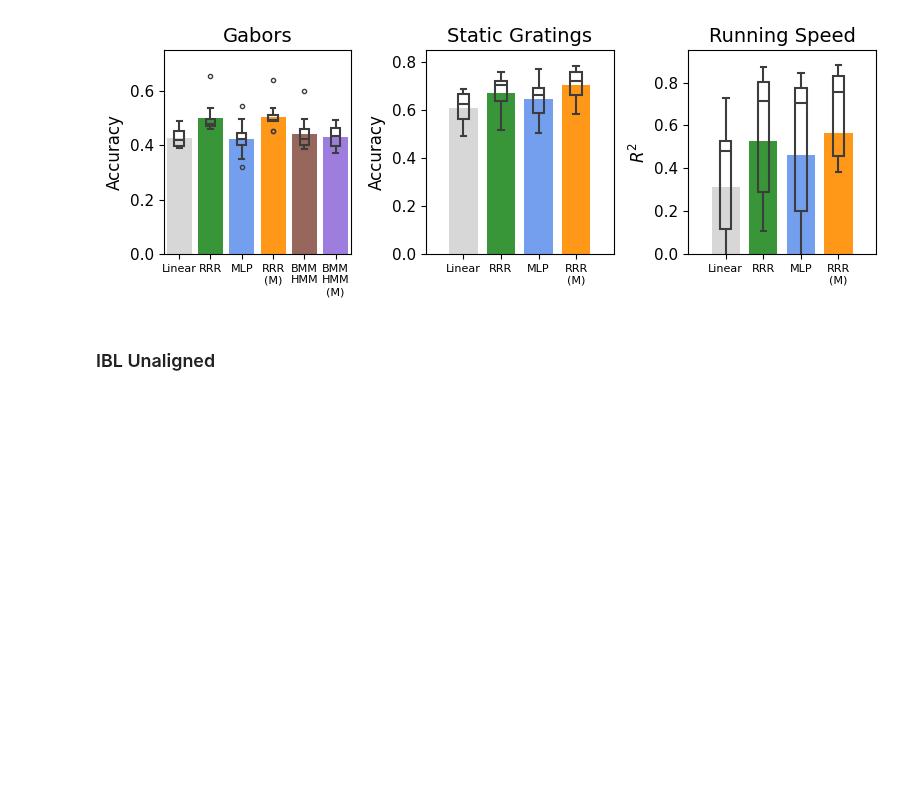
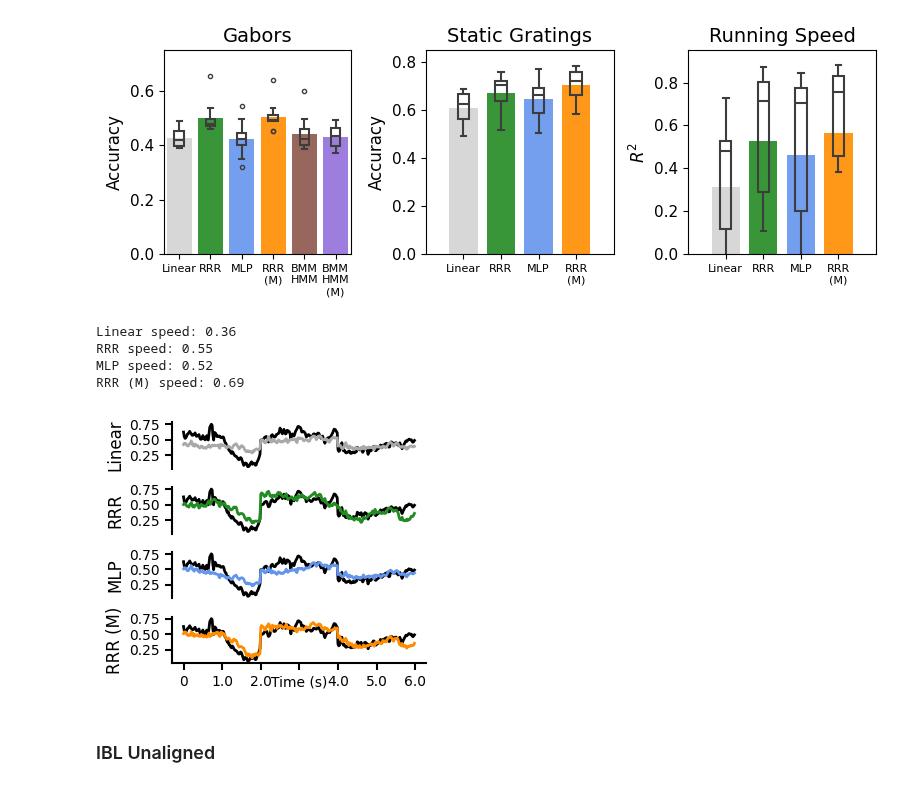
Before and after one commit to yzhang511/neural_decoding, a Jupyter notebook: notebooks/figure_generalization.ipynb, the cells around one changed output. Drawn from its saved outputs; the diff is of its cells as text; code cells hidden in the pictures; blank space fills up the shorter version.

```diff
--- a/notebooks/figure_generalization.ipynb
+++ b/notebooks/figure_generalization.ipynb
@@ -89,6 +89,75 @@ plt.savefig('/burg/stats/users/yz4123/neural_decoding/notebooks/figs/allen_bench
 plt.show()
 # %% [output]
 [figure]
+# %%
+eid = "737581020"
+
+behave_dict = {}
+for method in ['linear', 'reduced_rank', 'mlp', 'multi-session']:
+    behave_dict[method] = {}
+    gt, pred = [], []
+    for beh in ["running_speed"]:
+        if method == "multi-session":
+            data = np.load(f"/burg/stats/users/yz4123/allen/results/multi-session/{beh}/reduced_rank/all/{eid}.npy", allow_pickle=True).item()
+        else:
+            data = np.load(f"/burg/stats/users/yz4123/allen/results/{eid}/{beh}/{method}/all/{eid}.npy", allow_pickle=True).item()
+        test_y = data["test_y"].reshape(-1, 100, 1)
+        test_pred = data["test_pred"].reshape(-1, 100, 1)
+        gt.append(test_y)
+        pred.append(test_pred)
+    behave_dict[method]["gt"] = np.concatenate(gt, axis=-1)
+    behave_dict[method]["pred"] = np.concatenate(pred, axis=-1)
+# %%
+from sklearn.metrics import r2_score
+
+METHOD_NAME = {"linear": "Linear", "reduced_rank": "RRR", "mlp": "MLP", "multi-session": "RRR (M)"}
+COLORS = ['darkgray', 'forestgreen', 'cornflowerblue', 'darkorange']
+
+start_time = 500
+end_time = start_time + 300
+
+fig, axs = plt.subplots(4, 1, sharex=False, sharey=True, figsize=(3.5, 3))
+
+for i, method in enumerate(['linear', 'reduced_rank', 'mlp', 'multi-session']):
+
+    gt_dim_0 = behave_dict[method]["gt"][...,0].flatten()[start_time:end_time]
+    pred_dim_0 = behave_dict[method]["pred"][...,0].flatten()[start_time:end_time]
+
+    print(f"{METHOD_NAME[method]} speed: {r2_score(gt_dim_0, pred_dim_0):.2f}")
+
+    axs[i].plot(behave_dict[method]["gt"][...,0].flatten()[start_time:end_time], color="k", linewidth=2)
+    axs[i].plot(behave_dict[method]["pred"][...,0].flatten()[start_time:end_time], color=COLORS[i], linewidth=2)
+    axs[i].set_ylabel(METHOD_NAME[method], fontsize=12)
+
+    for spine in axs[i].spines.values():
+        spine.set_linewidth(1.5)
+        axs[i].tick_params(axis='x', width=1.5, length=5)
+        axs[i].tick_params(axis='y', width=1.5, length=5)
+
+    axs[i].spines['top'].set_visible(False)
+    axs[i].spines['right'].set_visible(False)
+
+    # Remove bottom spine except for the last row
+    if i < 3:  # For all rows except the last one
+        axs[i].spines['bottom'].set_visible(False)
+        axs[i].set_xticks([])  # Remove x-axis ticks
+        axs[i].set_xticklabels([])
+
+    axs[-1].set_xticks([0, 50, 100, 150, 200, 250, 300])
+    axs[-1].set_xticklabels(
+        ["0", "1.0", "2.0", "Time (s)", "4.0", "5.0", "6.0"], fontsize=10
+    )
+    axs[i].tick_params(axis='y', labelsize=10)
+
+plt.tight_layout()
+plt.savefig('/burg/stats/users/yz4123/neural_decoding/notebooks/figs/allen_traces.png', dpi=400)
+plt.show()
+# %% [output]
+Linear speed: 0.36
+RRR speed: 0.55
+MLP speed: 0.52
+RRR (M) speed: 0.69
+[figure, added]
 # %% [markdown]
 ### IBL Unaligned
 # %%
```
Also changed, not shown: parts of 7 cells of this notebook, 8 other files.
